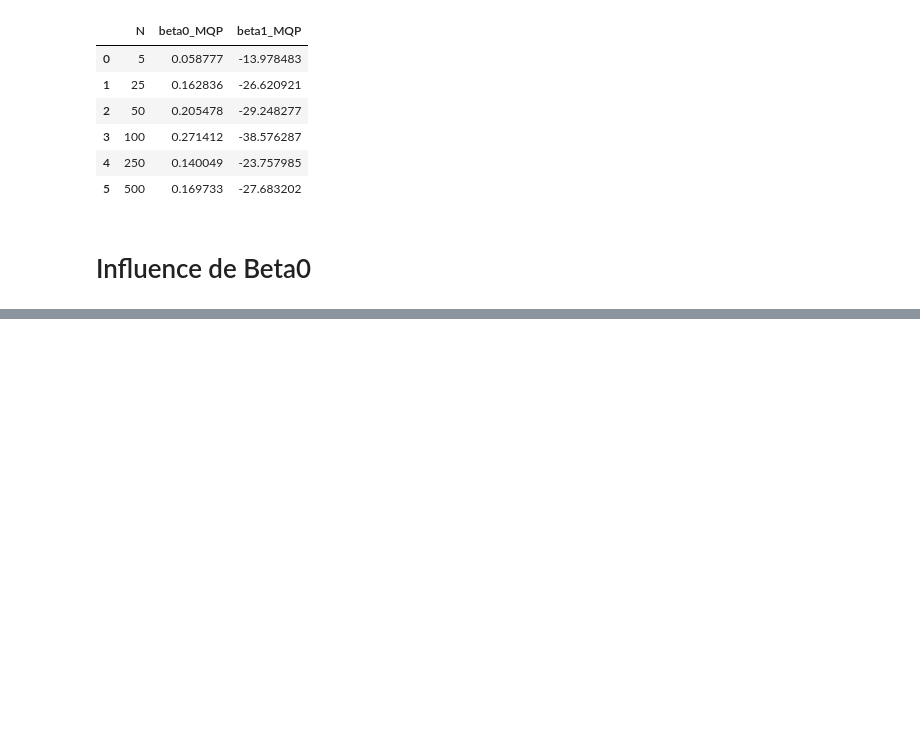
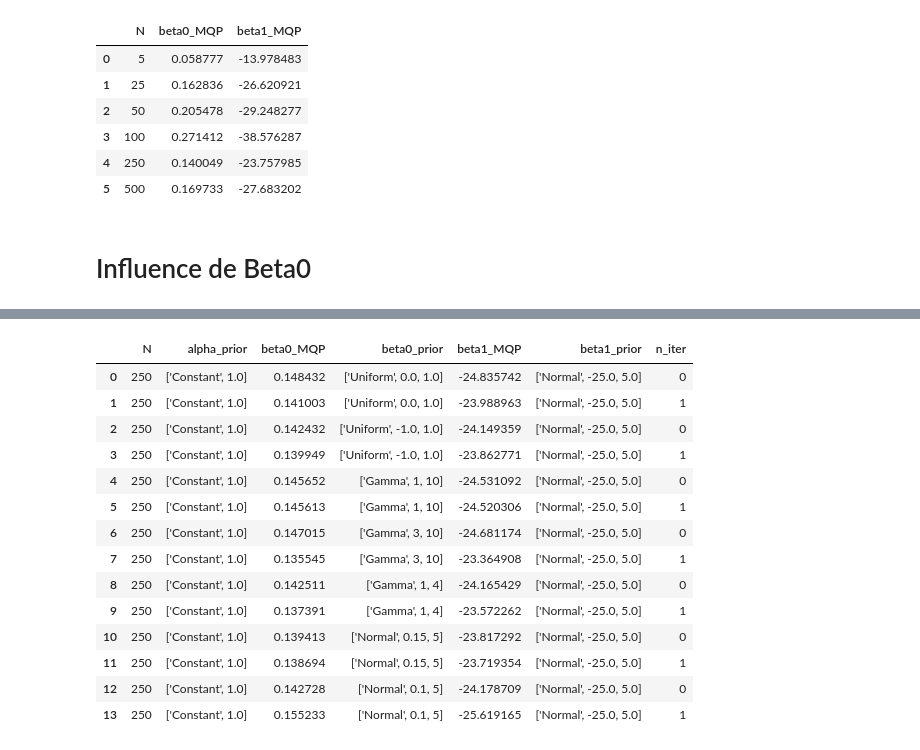
Before and after one commit to VictorSanh/Quasi-Bayesian_Survival_Analysis, a Jupyter notebook: Launch_several_simulations.ipynb, the cells around one changed output, grey strips where cells are left out. Saved outputs shown, nothing was run; the diff lists cells and outputs as text; code cells hidden in the pictures; blank space fills up the shorter version.

```diff
--- a/Launch_several_simulations.ipynb
+++ b/Launch_several_simulations.ipynb
@@ -171,14 +171,14 @@ params.groupby(['N'], as_index=False)[['beta0_MQP', 'beta1_MQP']].mean()
 # %%
 C = 100
 beta_true = np.array([0.15, -25])
-size_data_list = [1000]
+size_data_list = [250]
 
 beta0_prior_list = [['Uniform', 0., 1.], ['Uniform', -1., 1.], ['Gamma', 1, 10], ['Gamma', 3, 10], ['Gamma', 1, 4],
                     ['Normal', 0.15, 5], ['Normal', 0.1, 5]]
 beta1_prior_list = [['Normal', -25., 5.]]#[['Uniform', -60., 0.], ['Uniform', -30., -20.], ['Uniform', -40., -20.], ['Gaussian', -25., 10]]
 alpha_prior_list = [['Constant', 1.]]
 
-n_samples = 40000
+n_samples = 20000
 burn = 10000
 n_iter = 2
 
@@ -197,5 +216,23 @@ KeyboardInterrupt:
 # %%
 params['alpha_prior'] = params['alpha_prior'].astype(str)
 params['beta0_prior'] = params['beta0_prior'].astype(str)
 params['beta1_prior'] = params['beta1_prior'].astype(str)
+
+params
+# %% [output]
+|  | N | alpha_prior | beta0_MQP | beta0_prior | beta1_MQP | beta1_prior | n_iter |
+| 0 | 250 | ['Constant', 1.0] | 0.148432 | ['Uniform', 0.0, 1.0] | -24.835742 | ['Normal', -25.0, 5.0] | 0 |
+| 1 | 250 | ['Constant', 1.0] | 0.141003 | ['Uniform', 0.0, 1.0] | -23.988963 | ['Normal', -25.0, 5.0] | 1 |
+| 2 | 250 | ['Constant', 1.0] | 0.142432 | ['Uniform', -1.0, 1.0] | -24.149359 | ['Normal', -25.0, 5.0] | 0 |
+| 3 | 250 | ['Constant', 1.0] | 0.139949 | ['Uniform', -1.0, 1.0] | -23.862771 | ['Normal', -25.0, 5.0] | 1 |
+| 4 | 250 | ['Constant', 1.0] | 0.145652 | ['Gamma', 1, 10] | -24.531092 | ['Normal', -25.0, 5.0] | 0 |
+| 5 | 250 | ['Constant', 1.0] | 0.145613 | ['Gamma', 1, 10] | -24.520306 | ['Normal', -25.0, 5.0] | 1 |
+| 6 | 250 | ['Constant', 1.0] | 0.147015 | ['Gamma', 3, 10] | -24.681174 | ['Normal', -25.0, 5.0] | 0 |
+| 7 | 250 | ['Constant', 1.0] | 0.135545 | ['Gamma', 3, 10] | -23.364908 | ['Normal', -25.0, 5.0] | 1 |
+| 8 | 250 | ['Constant', 1.0] | 0.142511 | ['Gamma', 1, 4] | -24.165429 | ['Normal', -25.0, 5.0] | 0 |
+| 9 | 250 | ['Constant', 1.0] | 0.137391 | ['Gamma', 1, 4] | -23.572262 | ['Normal', -25.0, 5.0] | 1 |
+| 10 | 250 | ['Constant', 1.0] | 0.139413 | ['Normal', 0.15, 5] | -23.817292 | ['Normal', -25.0, 5.0] | 0 |
+| 11 | 250 | ['Constant', 1.0] | 0.138694 | ['Normal', 0.15, 5] | -23.719354 | ['Normal', -25.0, 5.0] | 1 |
+| 12 | 250 | ['Constant', 1.0] | 0.142728 | ['Normal', 0.1, 5] | -24.178709 | ['Normal', -25.0, 5.0] | 0 |
+| 13 | 250 | ['Constant', 1.0] | 0.155233 | ['Normal', 0.1, 5] | -25.619165 | ['Normal', -25.0, 5.0] | 1 |
 # %%
```
Also changed, not shown: parts of 6 cells of this notebook, 49 other files.
